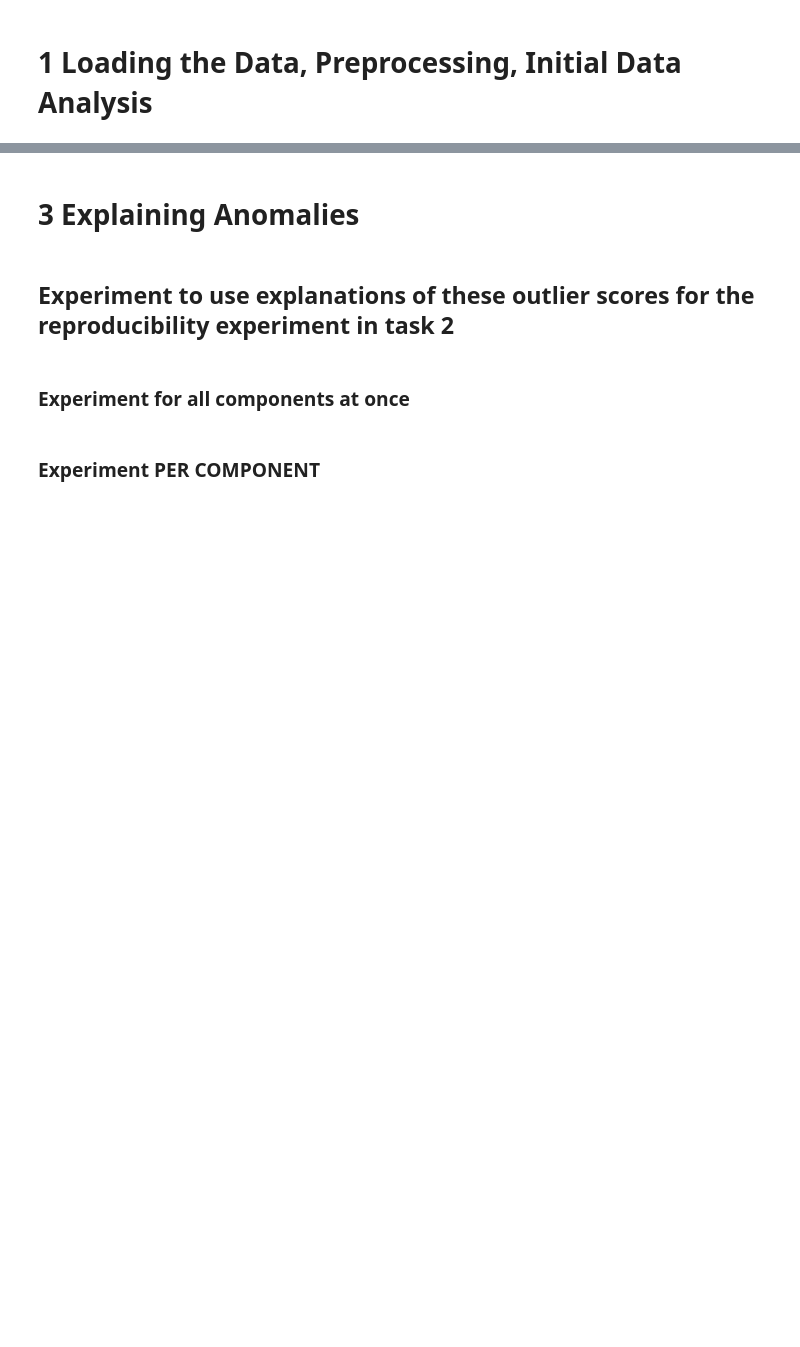
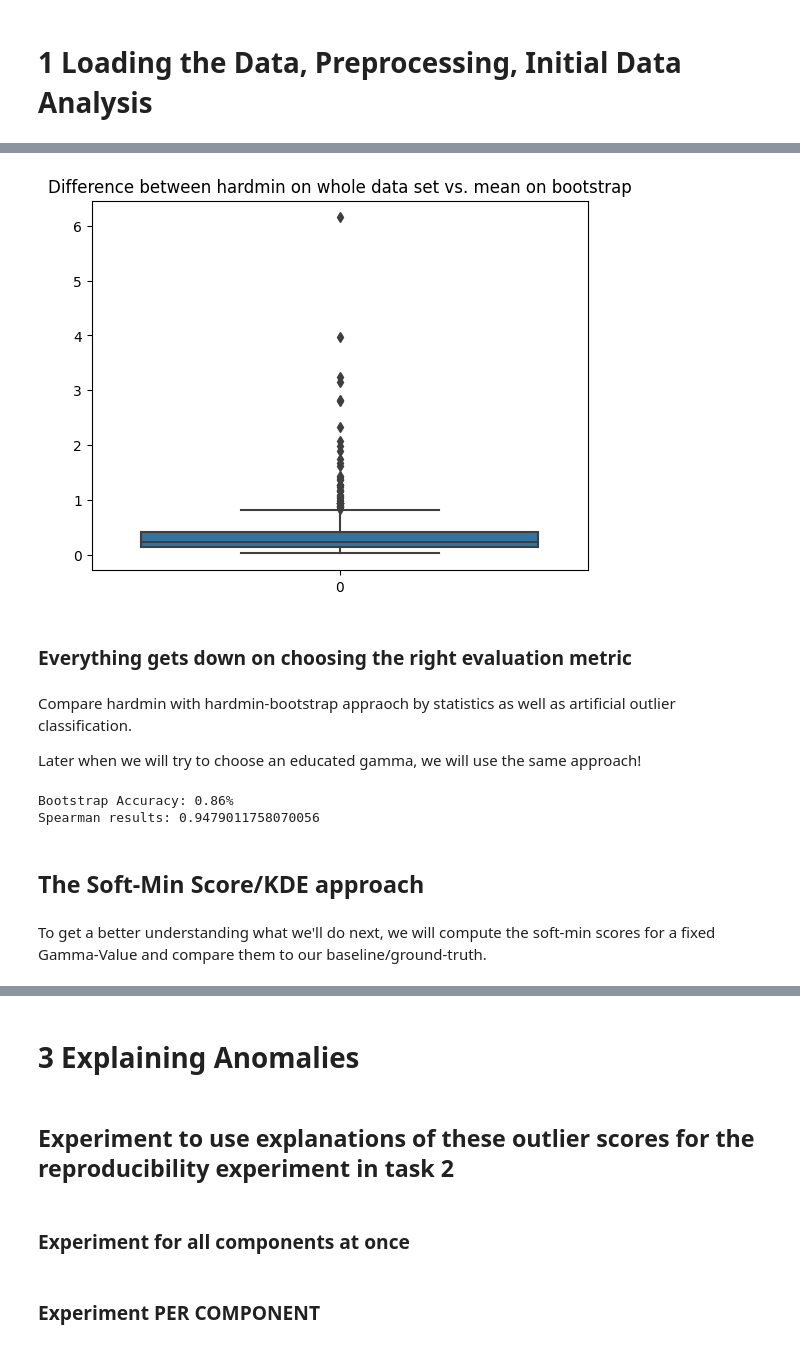
Before and after one commit to jascha-je/LabML4DS, a Jupyter notebook: p1/p1_final_ISJ.ipynb, the cells around one changed output, grey strips where cells are left out. Drawn from its saved outputs; the diff is of its cells as text; code cells hidden in the pictures; blank space fills up the shorter version.

```diff
--- a/p1/p1_final_ISJ.ipynb
+++ b/p1/p1_final_ISJ.ipynb
@@ -343,0 +99,11 @@ sns.scatterplot(x = np.mean(spread, axis=0), y=np.var(avg_score_diff, axis=0), h
+# %%
+# Setting the HYPERPARAMETERS
+N_BOOTSTRAP = 1000
+SAMPLE_SIZE_FRAC  = 0.5
+OUTLIERS_FRAC = 0.04
+# %%
+df = pd.read_csv(r"https://archive.ics.uci.edu/ml/machine-learning-databases/00292/Wholesale%20customers%20data.csv")
+df = df.drop(columns=["Channel", "Region"])
+df_og = df.copy() # keep original df for later
+df = np.log(df + 1)
+df_overview = df.copy() # we will use this to append the scores for an overview. Calculations are performed on df
@@ -343,0 +116,19 @@ sns.scatterplot(x = np.mean(spread, axis=0), y=np.var(avg_score_diff, axis=0), h
+# %%
+# Create Samples for Bootstrap approach
+samples = [resample(df, n_samples=math.ceil(len(df) * SAMPLE_SIZE_FRAC), replace=False) for i in range(N_BOOTSTRAP)]
+
+def hardmin_score(df):
+    nbrs = NearestNeighbors(n_neighbors=2, algorithm="ball_tree").fit(df)
+    distances, indices = nbrs.kneighbors(df)
+    outlier_score_min = np.square(distances[:, 1])
+    return outlier_score_min
+
+
+def hardmin_bootstrap(n_bootstrap=N_BOOTSTRAP, sample_size_frac=SAMPLE_SIZE_FRAC, data=df, samples = samples):
+        hard_min_scores_bootstrap = pd.DataFrame({i: np.full(N_BOOTSTRAP, np.nan) for i in range(len(df))})
+        #samples = [resample(df, n_samples=math.ceil(len(df) * SAMPLE_SIZE_FRAC), replace=False) for i in range(N_BOOTSTRAP)]
+        for i in range(0, N_BOOTSTRAP):
+                sample = samples[i]
+                hard_min_scores_bootstrap.loc[i, sample.index] = hardmin_score(sample)
+
+        return hard_min_scores_bootstrap
@@ -343,0 +156,4 @@ sns.scatterplot(x = np.mean(spread, axis=0), y=np.var(avg_score_diff, axis=0), h
+# %%
+df_overview["hardmin_score"] = hardmin_score(df)
+df_overview["hardmin_bootstrap_score"] = hardmin_bootstrap(data=df).mean()
+display(df_overview.head())
@@ -343,0 +181,36 @@ sns.scatterplot(x = np.mean(spread, axis=0), y=np.var(avg_score_diff, axis=0), h
+# %%
+# Check difference! Stabilized it a little bit
+sns.boxplot(np.abs(df_overview["hardmin_bootstrap_score"] - df_overview["hardmin_score"])).set_title("Difference between hardmin on whole data set vs. mean on bootstrap")
+plt.show()
+# %% [output]
+[figure, added]
+# %% [markdown]
+### Everything gets down on choosing the right evaluation metric
+# %% [markdown]
+Compare hardmin with hardmin-bootstrap appraoch by statistics as well as artificial outlier classification.
+
+Later when we will try to choose an educated gamma, we will use the same approach!
+# %%
+def score_bias_eval(scores, baseline=df_overview["hardmin_bootstrap_score"].to_numpy(), outlier_frac=OUTLIERS_FRAC,
+                    return_p_val=False):
+    n_outliers = math.ceil(len(baseline) * outlier_frac)
+    spr = spearmanr(scores, baseline)
+    hardmin_bootstrap_ranking = np.argsort(baseline * (-1))
+    hardmin_outliers = hardmin_bootstrap_ranking[:n_outliers]
+    score_outlier_ranking = np.argsort(scores * (-1))
+    score_outliers = score_outlier_ranking[:n_outliers]
+
+    accuracy = len(set(hardmin_outliers).intersection(score_outliers)) / n_outliers
+
+    return spr[0], accuracy
+
+spr, acc = score_bias_eval(scores=df_overview["hardmin_score"])
+
+print(f"Bootstrap Accuracy: {acc:.2}% \nSpearman results: {spr}")
+# %% [output]
+Bootstrap Accuracy: 0.86%
+Spearman results: 0.9479011758070056
+# %% [markdown]
+## The Soft-Min Score/KDE approach
+# %% [markdown]
+To get a better understanding what we'll do next, we will compute the soft-min scores for a fixed Gamma-Value and compare them to our baseline/ground-truth.
```
Also changed, not shown: parts of 77 cells of this notebook, 1 other file.
